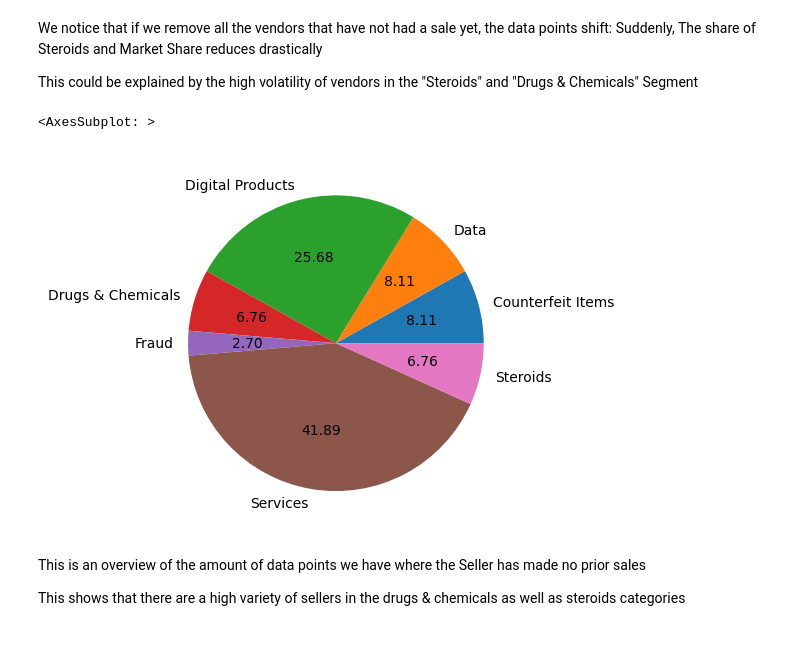
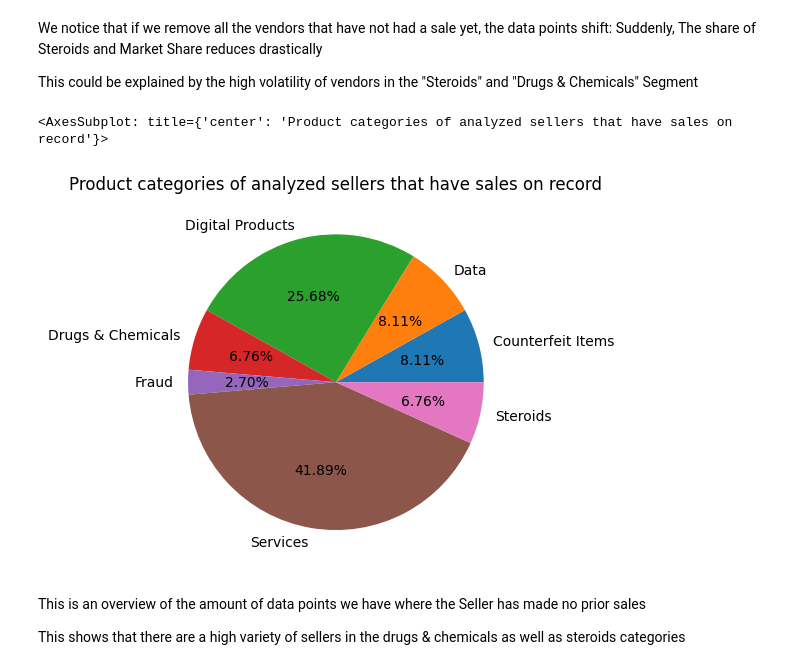
Before and after one commit to Hannival00/Mod09DigitalForensicsAss1, a Jupyter notebook: digital_forensics_assignment.ipynb, the cells around one changed output. Drawn from its saved outputs; the diff is of its cells as text; code cells hidden in the pictures; blank space fills up the shorter version.

```diff
--- a/digital_forensics_assignment.ipynb
+++ b/digital_forensics_assignment.ipynb
@@ -132,11 +102,11 @@ Suddenly, The share of Steroids and Market Share reduces drastically
 This could be explained by the high volatility of vendors in the "Steroids" and "Drugs & Chemicals" Segment
 # %%
 df_final = data[data['Seller'].isin(vendors['Name'])]
-df_final.groupby('Market Category').size().plot(kind='pie', autopct='%.2f')
+df_final.groupby('Market Category').size().plot(kind='pie', autopct='%.2f%%', title='Product categories of analyzed sellers that have sales on record')
 #df_final.groupby('Market Category').size().plot(kind='pie', autopct='%.2f')
 # %% [output]
-<AxesSubplot: >
+<AxesSubplot: title={'center': 'Product categories of analyzed sellers that have sales on record'}>
-[figure, old version]
+[figure, new version]
 # %% [markdown]
 This is an overview of the amount of data points we have where the Seller has made no prior sales
 
```
Also changed, not shown: parts of 35 cells of this notebook.
